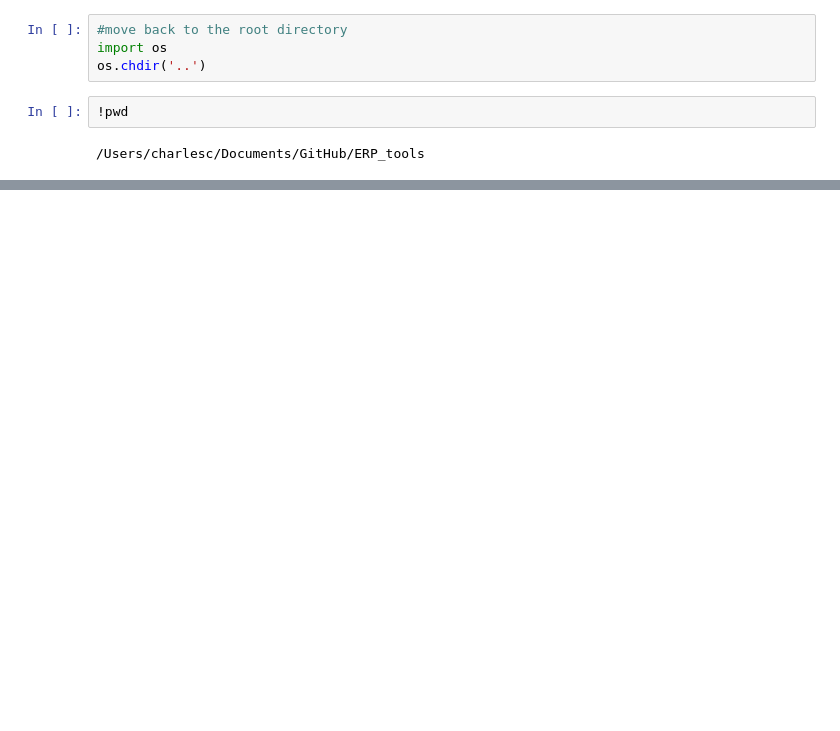
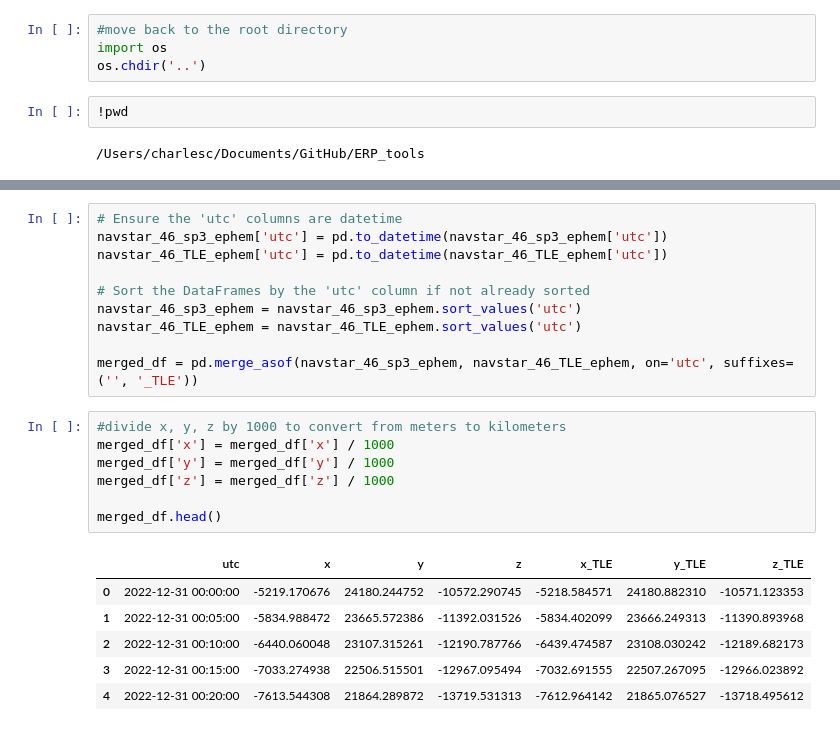
Before and after one commit to CharlesPlusC/ERP_tools, a Jupyter notebook: notebooks/GPSsp3_vs_TLE.ipynb, the cells around one changed output, grey strips where cells are left out. Cells and saved outputs as stored; diff of their text form; blank space fills up the shorter version.

```diff
--- a/notebooks/GPSsp3_vs_TLE.ipynb
+++ b/notebooks/GPSsp3_vs_TLE.ipynb
@@ -367,0 +395,24 @@ NameError: name 'navstar46TLE_eph' is not defined
+# %%
+# Ensure the 'utc' columns are datetime
+navstar_46_sp3_ephem['utc'] = pd.to_datetime(navstar_46_sp3_ephem['utc'])
+navstar_46_TLE_ephem['utc'] = pd.to_datetime(navstar_46_TLE_ephem['utc'])
+
+# Sort the DataFrames by the 'utc' column if not already sorted
+navstar_46_sp3_ephem = navstar_46_sp3_ephem.sort_values('utc')
+navstar_46_TLE_ephem = navstar_46_TLE_ephem.sort_values('utc')
+
+merged_df = pd.merge_asof(navstar_46_sp3_ephem, navstar_46_TLE_ephem, on='utc', suffixes=('', '_TLE'))
+# %%
+#divide x, y, z by 1000 to convert from meters to kilometers
+merged_df['x'] = merged_df['x'] / 1000
+merged_df['y'] = merged_df['y'] / 1000
+merged_df['z'] = merged_df['z'] / 1000
+
+merged_df.head()
+# %% [output]
+|  | utc | x | y | z | x_TLE | y_TLE | z_TLE |
+| 0 | 2022-12-31 00:00:00 | -5219.170676 | 24180.244752 | -10572.290745 | -5218.584571 | 24180.882310 | -10571.123353 |
+| 1 | 2022-12-31 00:05:00 | -5834.988472 | 23665.572386 | -11392.031526 | -5834.402099 | 23666.249313 | -11390.893968 |
+| 2 | 2022-12-31 00:10:00 | -6440.060048 | 23107.315261 | -12190.787766 | -6439.474587 | 23108.030242 | -12189.682173 |
+| 3 | 2022-12-31 00:15:00 | -7033.274938 | 22506.515501 | -12967.095494 | -7032.691555 | 22507.267095 | -12966.023892 |
+| 4 | 2022-12-31 00:20:00 | -7613.544308 | 21864.289872 | -13719.531313 | -7612.964142 | 21865.076527 | -13718.495612 |
```
Also changed, not shown: parts of 22 cells of this notebook, 19 other files.
